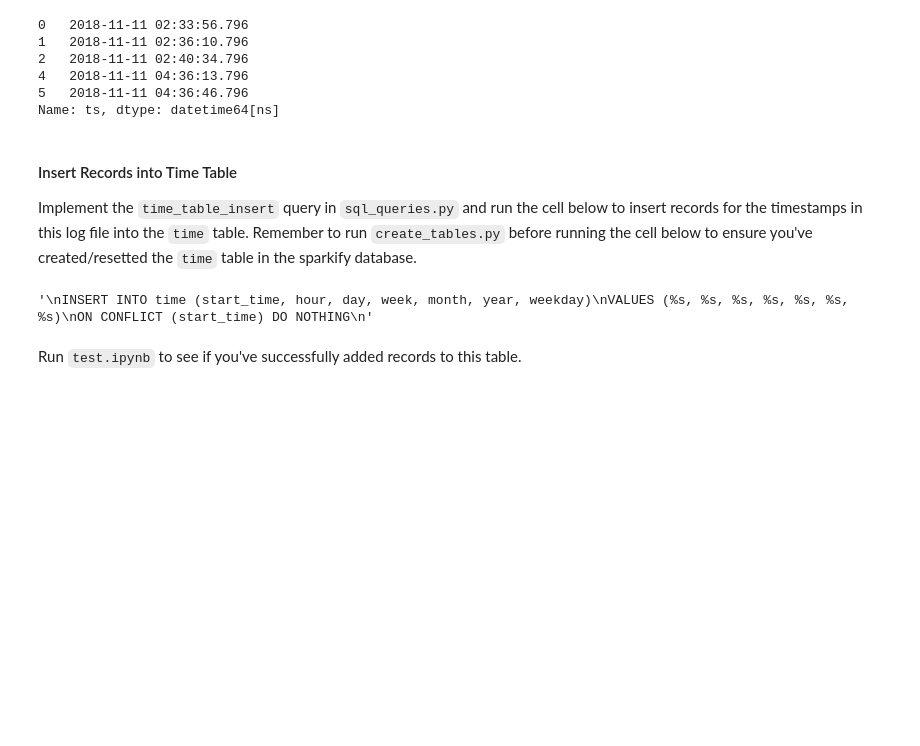
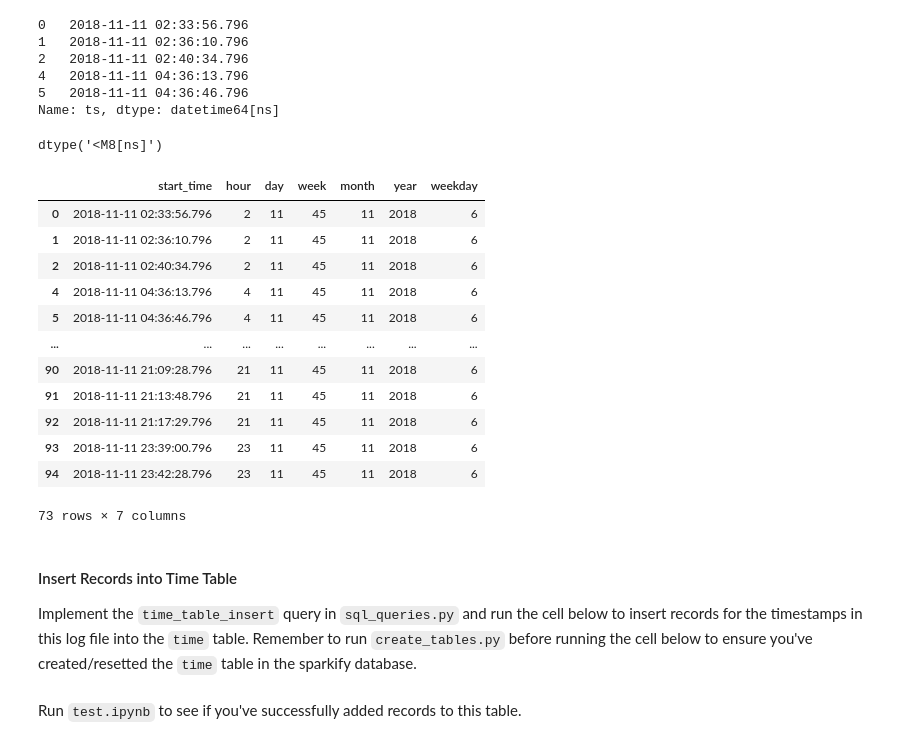
Before and after one commit to dhpaulino/data_engineer_fun, a Jupyter notebook: sparkify_postgresql/etl.ipynb, the cells around one changed output. Saved outputs shown, nothing was run; the diff lists cells and outputs as text; code cells hidden in the pictures; blank space fills up the shorter version.

```diff
--- a/sparkify_postgresql/etl.ipynb
+++ b/sparkify_postgresql/etl.ipynb
@@ -134,16 +155,35 @@ t.head()
 4   2018-11-11 04:36:13.796
 5   2018-11-11 04:36:46.796
 Name: ts, dtype: datetime64[ns]
+# %%
+t.dtypes
+# %% [output]
+dtype('<M8[ns]')
 # %%
 time_df = pd.DataFrame(data={
     'start_time' : t,
     'hour' : t.dt.hour,
     'day' : t.dt.day,
     'week' : t.dt.week,
     'month' : t.dt.month,
     'year' : t.dt.year,
     'weekday' : t.dt.weekday
 })
+time_df
+# %% [output]
+|  | start_time | hour | day | week | month | year | weekday |
+| 0 | 2018-11-11 02:33:56.796 | 2 | 11 | 45 | 11 | 2018 | 6 |
+| 1 | 2018-11-11 02:36:10.796 | 2 | 11 | 45 | 11 | 2018 | 6 |
+| 2 | 2018-11-11 02:40:34.796 | 2 | 11 | 45 | 11 | 2018 | 6 |
+| 4 | 2018-11-11 04:36:13.796 | 4 | 11 | 45 | 11 | 2018 | 6 |
+| 5 | 2018-11-11 04:36:46.796 | 4 | 11 | 45 | 11 | 2018 | 6 |
+| ... | ... | ... | ... | ... | ... | ... | ... |
+| 90 | 2018-11-11 21:09:28.796 | 21 | 11 | 45 | 11 | 2018 | 6 |
+| 91 | 2018-11-11 21:13:48.796 | 21 | 11 | 45 | 11 | 2018 | 6 |
+| 92 | 2018-11-11 21:17:29.796 | 21 | 11 | 45 | 11 | 2018 | 6 |
+| 93 | 2018-11-11 23:39:00.796 | 23 | 11 | 45 | 11 | 2018 | 6 |
+| 94 | 2018-11-11 23:42:28.796 | 23 | 11 | 45 | 11 | 2018 | 6 |
+73 rows × 7 columns
 # %% [markdown]
 #### Insert Records into Time Table
 Implement the `time_table_insert` query in `sql_queries.py` and run the cell below to insert records for the timestamps in this log file into the `time` table. Remember to run `create_tables.py` before running the cell below to ensure you've created/resetted the `time` table in the sparkify database.
@@ -151,10 +191,6 @@ Implement the `time_table_insert` query in `sql_queries.py` and run the cell bel
 for i, row in time_df.iterrows():
     cur.execute(time_table_insert, list(row))
     conn.commit()
-# %%
-time_table_insert
-# %% [output]
-'\nINSERT INTO time (start_time, hour, day, week, month, year, weekday)\nVALUES (%s, %s, %s, %s, %s, %s, %s)\nON CONFLICT (start_time) DO NOTHING\n'
 # %% [markdown]
 Run `test.ipynb` to see if you've successfully added records to this table.
 # %% [markdown]
```
Also changed, not shown: parts of 6 cells of this notebook, 5 other files.
